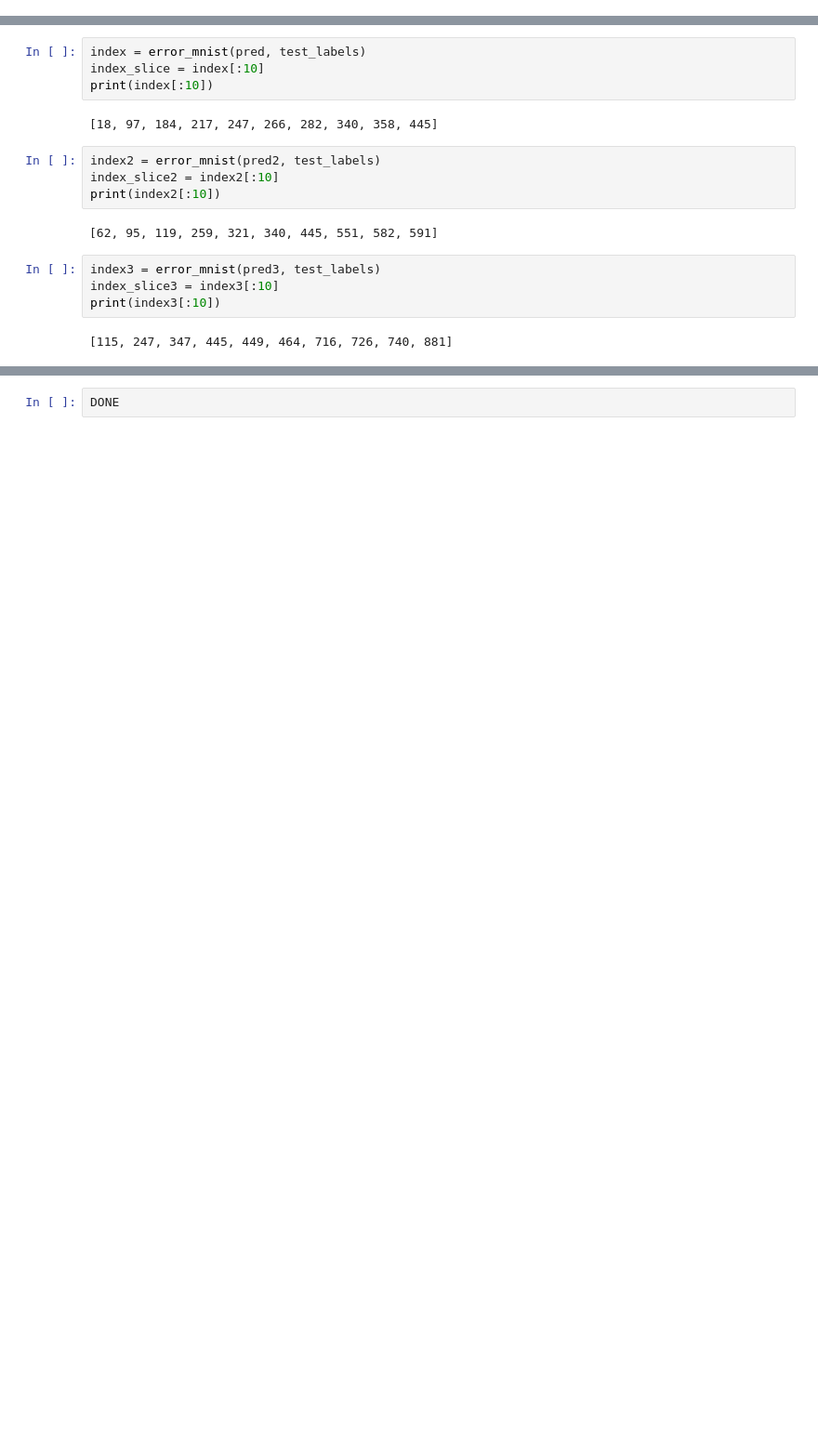
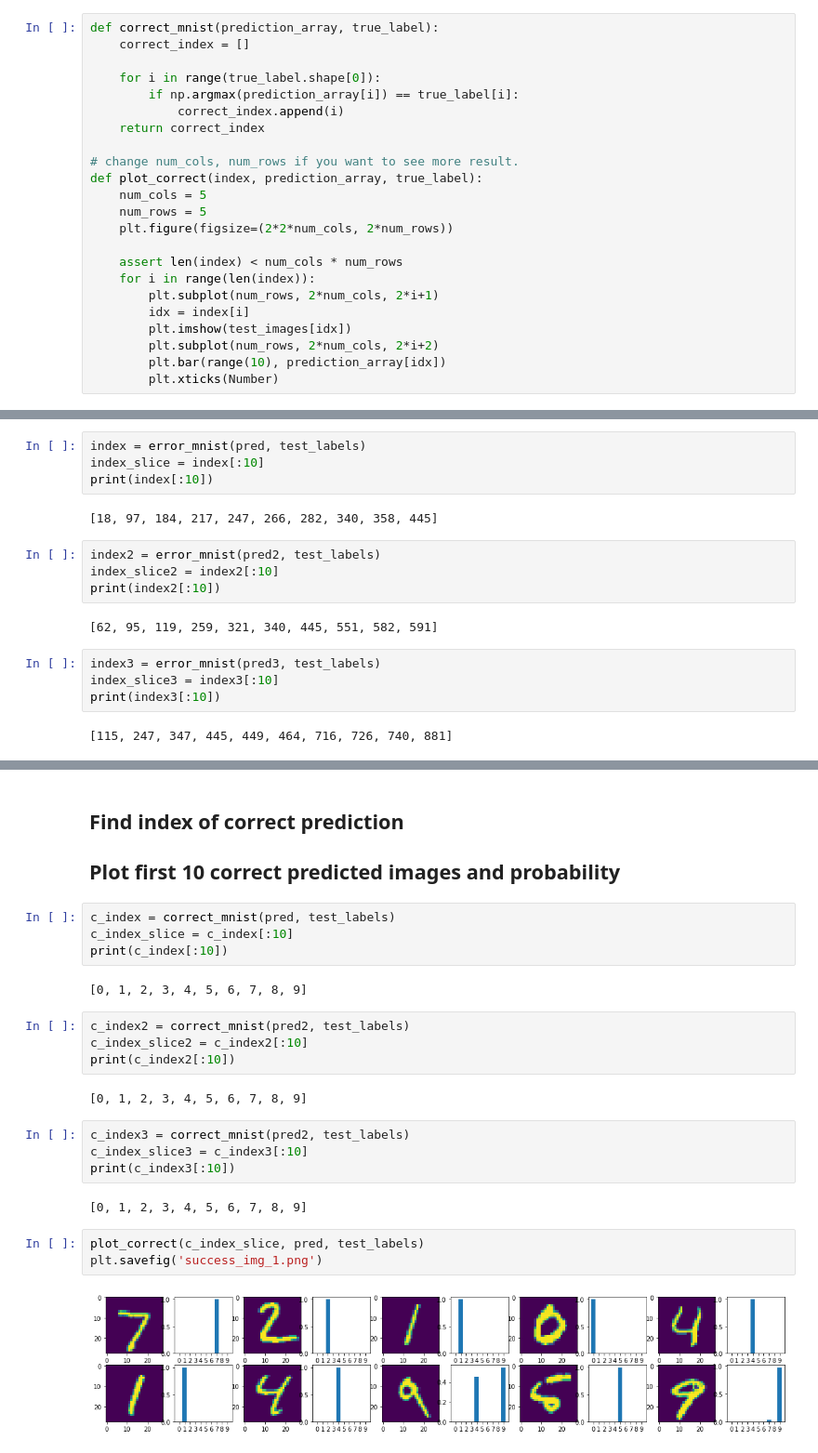
Before and after one commit to pithesun/Algorithm_04, a Jupyter notebook: Tensorflow_mnist_practice.ipynb, the cells around one changed output, grey strips where cells are left out. Shown: that part at 93% size. Cells and saved outputs as stored; diff of their text form; blank space fills up the shorter version.

Commit message:
plot the images & % that model predicted correctly

```diff
--- a/Tensorflow_mnist_practice.ipynb
+++ b/Tensorflow_mnist_practice.ipynb
@@ -402,3 +404,26 @@ def plot_error(index, prediction_array, true_label):
+# %%
+def correct_mnist(prediction_array, true_label):
+    correct_index = []
+
+    for i in range(true_label.shape[0]):
+        if np.argmax(prediction_array[i]) == true_label[i]:
+            correct_index.append(i)
+    return correct_index
+
+# change num_cols, num_rows if you want to see more result.
+def plot_correct(index, prediction_array, true_label):
+    num_cols = 5
+    num_rows = 5
+    plt.figure(figsize=(2*2*num_cols, 2*num_rows))
+
+    assert len(index) < num_cols * num_rows
+    for i in range(len(index)):
+        plt.subplot(num_rows, 2*num_cols, 2*i+1)
+        idx = index[i]
+        plt.imshow(test_images[idx])
+        plt.subplot(num_rows, 2*num_cols, 2*i+2)
+        plt.bar(range(10), prediction_array[idx])
+        plt.xticks(Number)
 # %% [markdown]
 ## Find index of wrong prediction
 ## Plot first 10 wrong predicted images and probability
@@ -433,4 +461,28 @@ plot_error(index_slice3, pred3, test_labels)
 # %% [output]
 [figure]
-# %%
-DONE
+# %% [markdown]
+## Find index of correct prediction
+## Plot first 10 correct predicted images and probability
+# %%
+c_index = correct_mnist(pred, test_labels)
+c_index_slice = c_index[:10]
+print(c_index[:10])
+# %% [output]
+[0, 1, 2, 3, 4, 5, 6, 7, 8, 9]
+# %%
+c_index2 = correct_mnist(pred2, test_labels)
+c_index_slice2 = c_index2[:10]
+print(c_index2[:10])
+# %% [output]
+[0, 1, 2, 3, 4, 5, 6, 7, 8, 9]
+# %%
+c_index3 = correct_mnist(pred2, test_labels)
+c_index_slice3 = c_index3[:10]
+print(c_index3[:10])
+# %% [output]
+[0, 1, 2, 3, 4, 5, 6, 7, 8, 9]
+# %%
+plot_correct(c_index_slice, pred, test_labels)
+plt.savefig('success_img_1.png')
+# %% [output]
+[figure, added]
```
Also changed, not shown: parts of 6 cells of this notebook.
